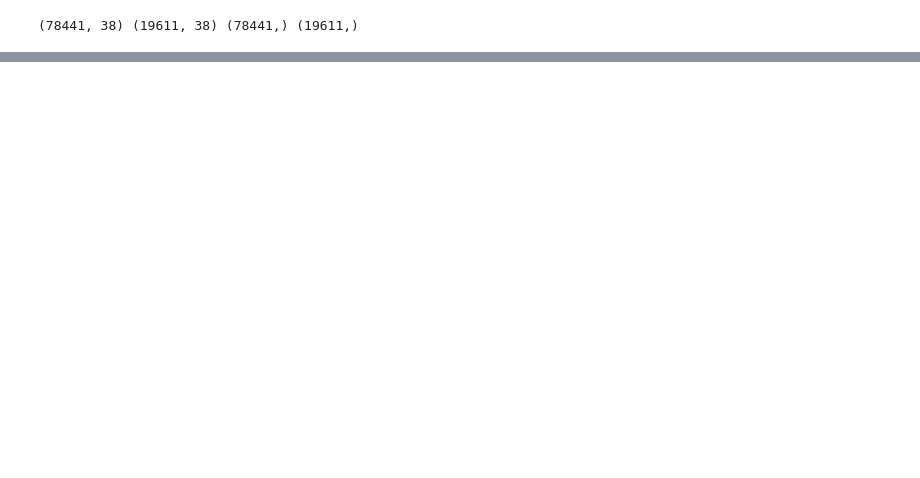
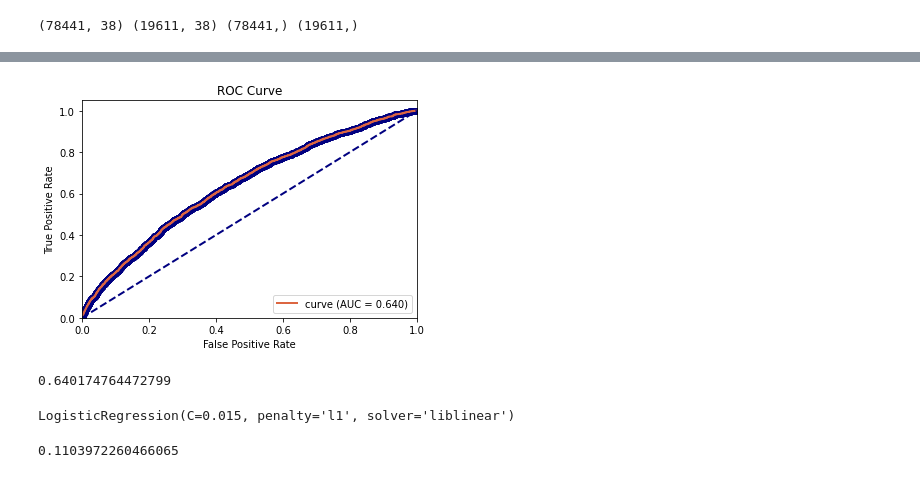
Before and after one commit to Const679/Python-Diabete, a Jupyter notebook: Final_project.ipynb, the cells around one changed output, grey strips where cells are left out. Drawn from its saved outputs; the diff is of its cells as text; code cells hidden in the pictures; blank space fills up the shorter version.

```diff
--- a/Final_project.ipynb
+++ b/Final_project.ipynb
@@ -281,14 +301,0 @@ ValueError: This solver needs samples of at least 2 classes in the data, but the
-# %%
-from sklearn.linear_model import LinearRegression
-import numpy as np
-from sklearn.metrics import mean_absolute_error, mean_squared_error, r2_score
-
-regressor_linear = LinearRegression()
-regressor_linear.fit(X_train, y_train)
-y_test_pred = regressor_linear.predict(X_test)
-acc_linreg = r2_score(y_test, y_test_pred)
-print('R^2:', acc_linreg)
-print('Adjusted R^2:',1 - (1-r2_score(y_test, y_test_pred))*(len(y_test)-1)/(len(y_test)-X_test.shape[1]-1))
-print('MAE:',mean_absolute_error(y_test, y_test_pred))
-print('MSE:',mean_squared_error(y_test, y_test_pred))
-print('RMSE:',np.sqrt(mean_squared_error(y_test, y_test_pred)))
@@ -300,0 +340,10 @@ RMSE: 0.6647171043359112
+# %%
+C_params = [10**x for x in np.arange(-2.5,2.5,0.1)]
+param_grid = {
+        'penalty':['l1'], #lasso only
+        'C':C_params
+}
+
+
+clf = GridSearchCV(LogisticRegression(C=1, penalty='l1', solver='liblinear'), param_grid, cv=5, scoring='roc_auc', verbose=3, n_jobs=10)
+clf.fit(X_train, y_train)
@@ -300,0 +376,4 @@ RMSE: 0.6647171043359112
+# %%
+lr = clf.best_estimator_
+feat_imp = pd.Series(index=X_train.columns, data=lr.coef_[0])
+feat_imp.sort_values(ascending=False)
@@ -300,0 +398,13 @@ RMSE: 0.6647171043359112
+# %%
+pred = lr.predict_proba(X_test)[:,1]
+fpr, tpr, threshold = sklearn.metrics.roc_curve(y_test, pred, drop_intermediate=True)
+df_res = pd.DataFrame(data={'fpr':fpr, 'tpr':tpr, 'threshold':threshold})
+df_res = df_res[['threshold','fpr','tpr']]
+sklearn.metrics.auc(fpr, tpr)
+t=y.value_counts()[1]/y.value_counts().sum()
+sklearn.metrics.f1_score(y_test, pred>t)
+sklearn.metrics.accuracy_score(y_test, pred>t)
+roc_auc(pred, y_test)
+# %% [output]
+[figure, added]
+0.640174764472799
@@ -301,3 +437,19 @@ RMSE: 0.6647171043359112
+# %%
+from sklearn.linear_model import LogisticRegression
+lr2 = LogisticRegression(C=.015, penalty='l1',solver='liblinear')
+lr2.fit(X_train, y_train)
+# %% [output]
+LogisticRegression(C=0.015, penalty='l1', solver='liblinear')
+# %%
+from sklearn.linear_model import LogisticRegression
+log_model = LogisticRegression(solver = "liblinear",C=.015, penalty='l1')
+log_model.fit(X_train,y_train)
+pred = log_model.predict_proba(X_test)[:,1]
+
+from sklearn.metrics import accuracy_score
+accuracy_score(y_test, pred>0.05)
+# %% [output]
+0.1103972260466065
 # %%
 from sklearn.ensemble import RandomForestClassifier
 random_forest_model = RandomForestClassifier(random_state=42, n_jobs=-1, n_estimators=100, max_depth=3)
```
Also changed, not shown: parts of 21 cells of this notebook.
